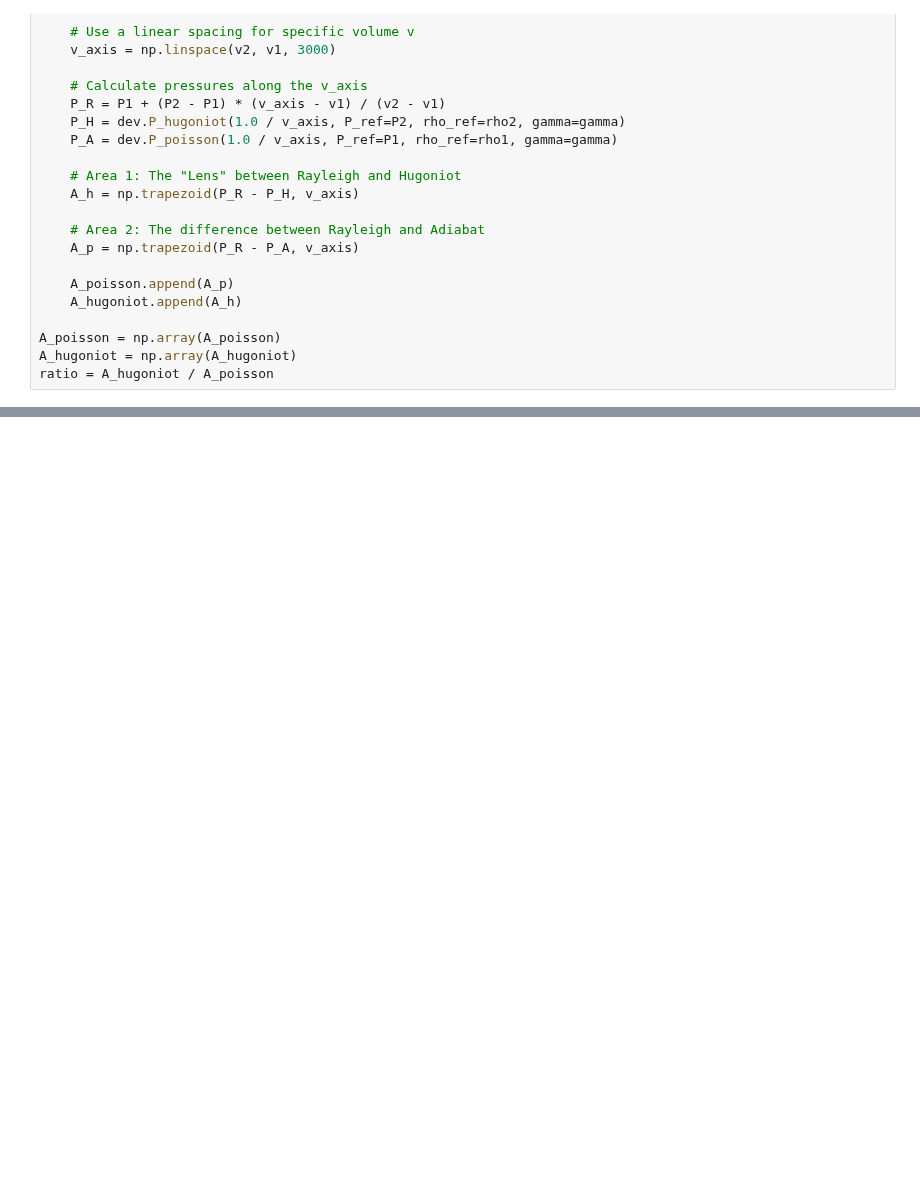
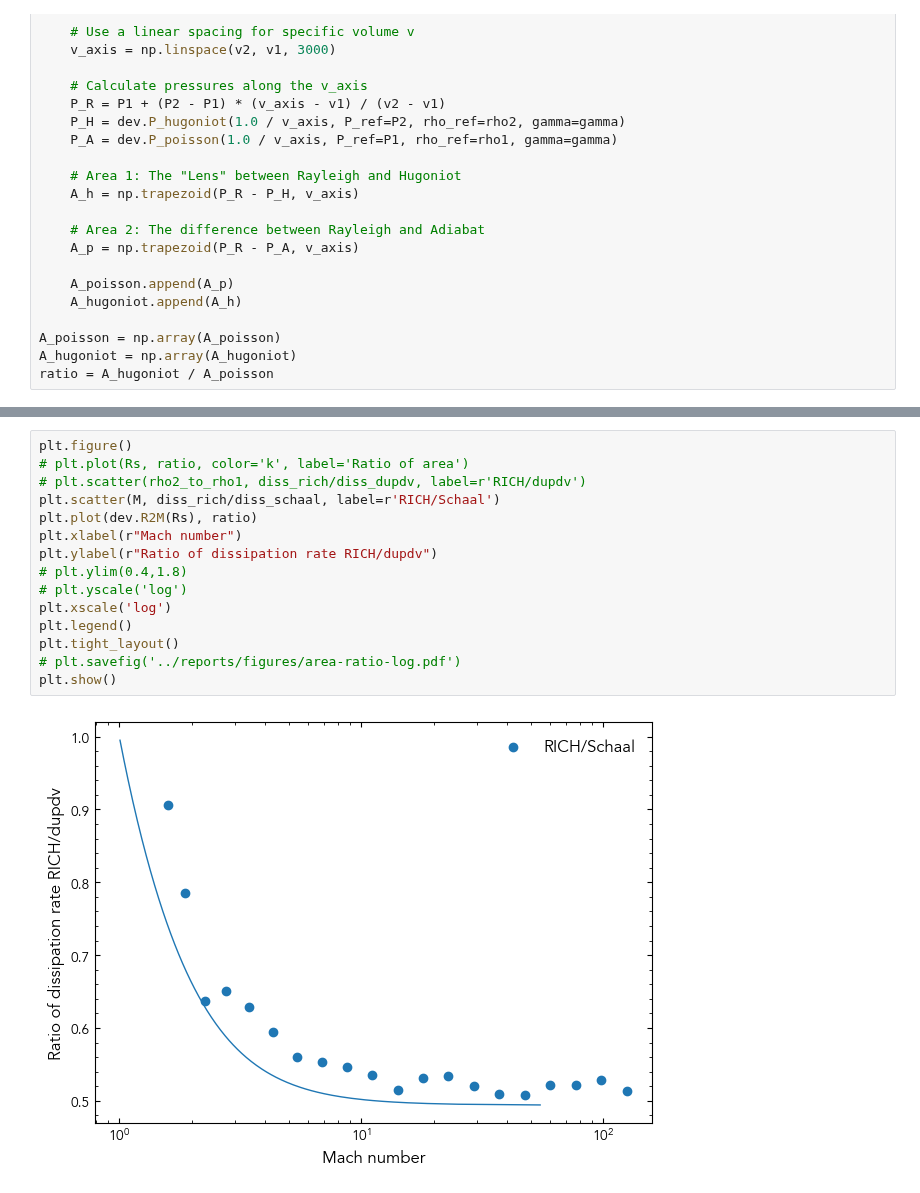
Before and after one commit to rich-tde/tde-shock-dissipation, a Jupyter notebook: notebooks/0.1-shocktube-dissipation-test-all.ipynb, the cells around one changed output, grey strips where cells are left out. Cells and saved outputs as stored; diff of their text form; blank space fills up the shorter version.

```diff
--- a/notebooks/0.1-shocktube-dissipation-test-all.ipynb
+++ b/notebooks/0.1-shocktube-dissipation-test-all.ipynb
@@ -73,3 +76,20 @@ plt.show()
+# %%
+plt.figure()
+# plt.plot(Rs, ratio, color='k', label='Ratio of area')
+# plt.scatter(rho2_to_rho1, diss_rich/diss_dupdv, label=r'RICH/dupdv')
+plt.scatter(M, diss_rich/diss_schaal, label=r'RICH/Schaal')
+plt.plot(dev.R2M(Rs), ratio)
+plt.xlabel(r"Mach number")
+plt.ylabel(r"Ratio of dissipation rate RICH/dupdv")
+# plt.ylim(0.4,1.8)
+# plt.yscale('log')
+plt.xscale('log')
+plt.legend()
+plt.tight_layout()
+# plt.savefig('../reports/figures/area-ratio-log.pdf')
+plt.show()
+# %% [output]
+[figure, added]
 # %%
 plt.figure()
 plt.scatter(rho2_to_rho1, diss_rich, label='RICH', alpha=0.7)
```
Also changed, not shown: parts of 5 cells of this notebook, 6 other files.
